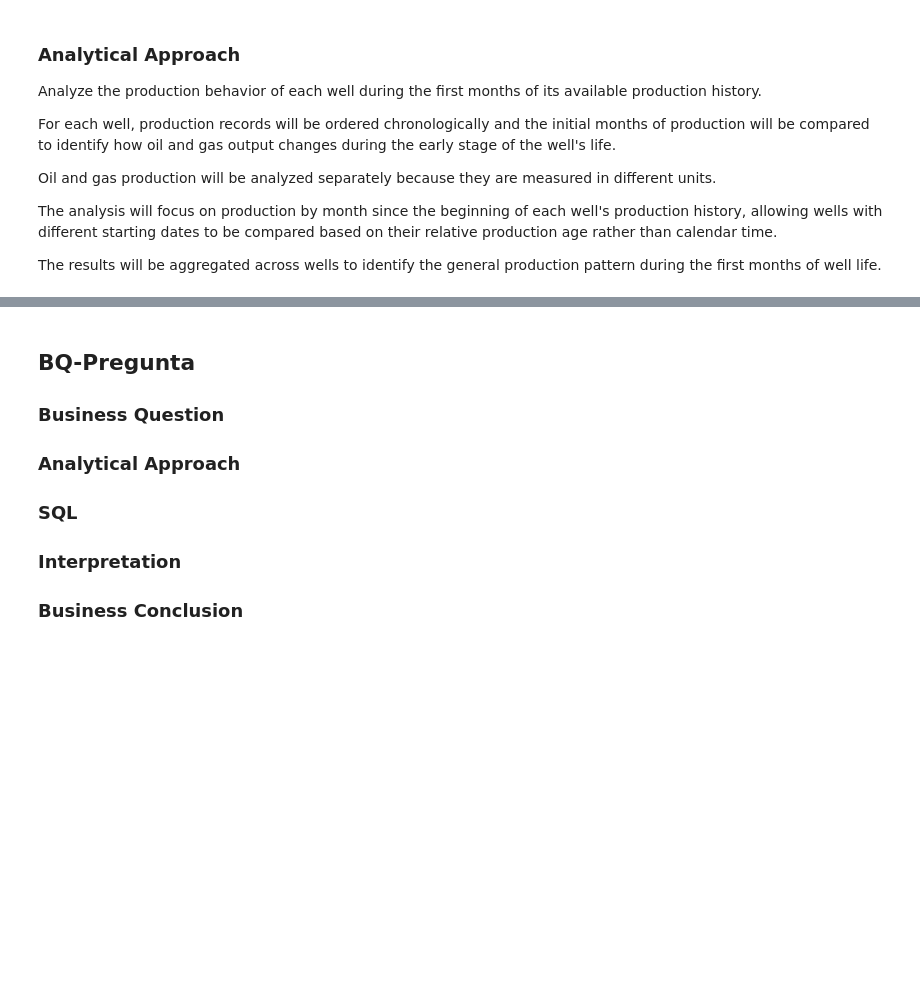
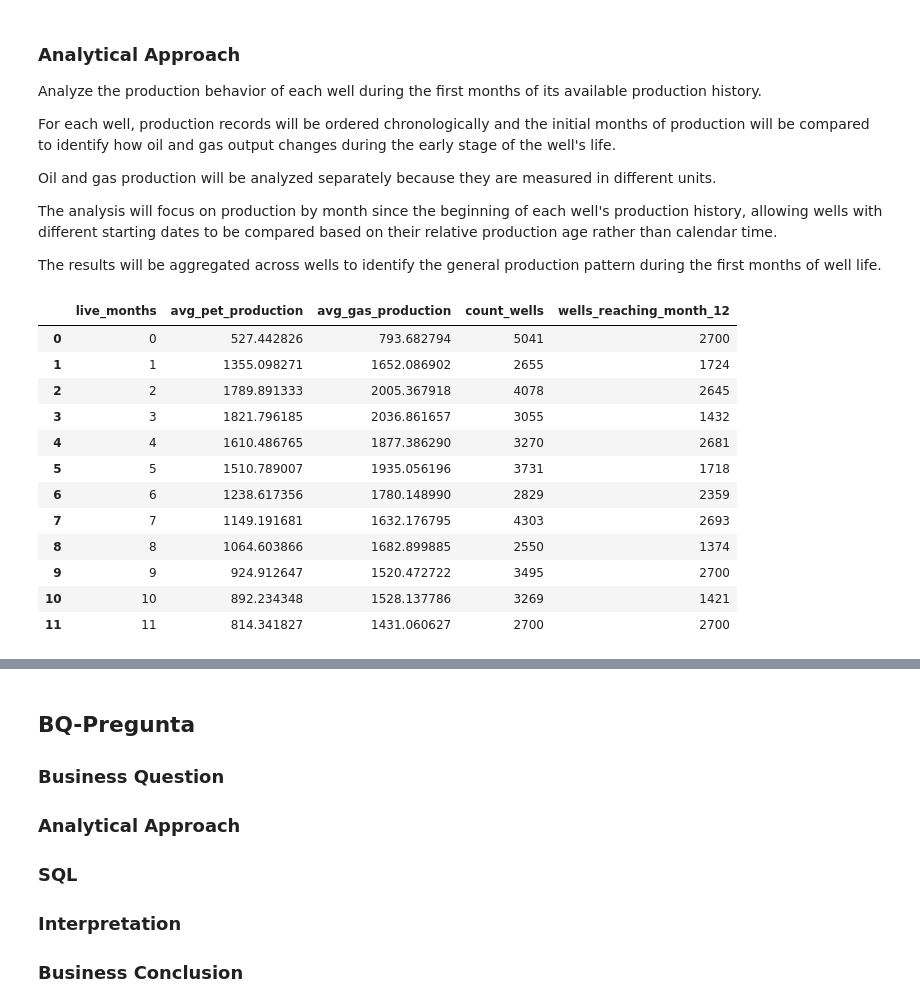
Before and after one commit to Jofregf/oil-gas-well-analytics-argentina, a Jupyter notebook: notebooks/06_sql_analytics.ipynb, the cells around one changed output, grey strips where cells are left out. Drawn from its saved outputs; the diff is of its cells as text; code cells hidden in the pictures; blank space fills up the shorter version.

Commit message:
BQ-04 How does production evolve during the first months of a well's life?

```diff
--- a/notebooks/06_sql_analytics.ipynb
+++ b/notebooks/06_sql_analytics.ipynb
@@ -578,0 +658,17 @@ The results will be aggregated across wells to identify the general production p
+# %%
+BQ_04 = pd.read_sql(bq04_production_first_12_months, conn)
+BQ_04
+# %% [output]
+|  | live_months | avg_pet_production | avg_gas_production | count_wells | wells_reaching_month_12 |
+| 0 | 0 | 527.442826 | 793.682794 | 5041 | 2700 |
+| 1 | 1 | 1355.098271 | 1652.086902 | 2655 | 1724 |
+| 2 | 2 | 1789.891333 | 2005.367918 | 4078 | 2645 |
+| 3 | 3 | 1821.796185 | 2036.861657 | 3055 | 1432 |
+| 4 | 4 | 1610.486765 | 1877.386290 | 3270 | 2681 |
+| 5 | 5 | 1510.789007 | 1935.056196 | 3731 | 1718 |
+| 6 | 6 | 1238.617356 | 1780.148990 | 2829 | 2359 |
+| 7 | 7 | 1149.191681 | 1632.176795 | 4303 | 2693 |
+| 8 | 8 | 1064.603866 | 1682.899885 | 2550 | 1374 |
+| 9 | 9 | 924.912647 | 1520.472722 | 3495 | 2700 |
+| 10 | 10 | 892.234348 | 1528.137786 | 3269 | 1421 |
+| 11 | 11 | 814.341827 | 1431.060627 | 2700 | 2700 |
```
Also changed, not shown: parts of 4 cells of this notebook.
